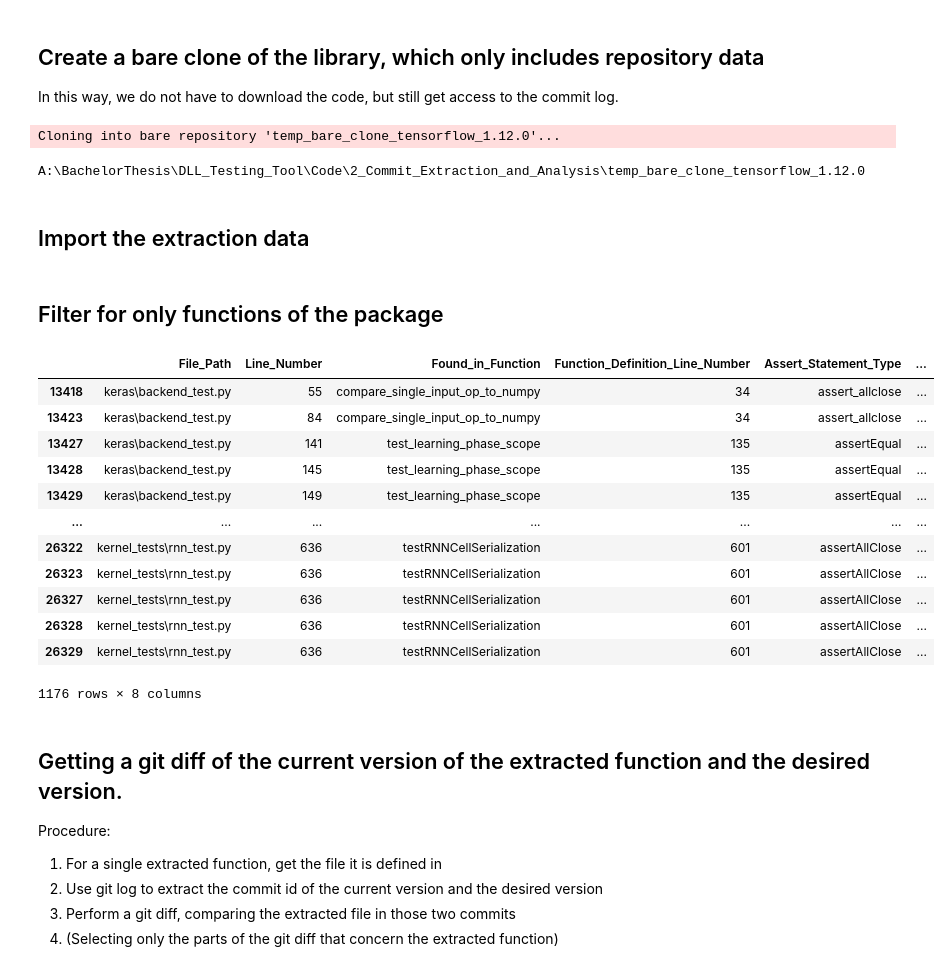
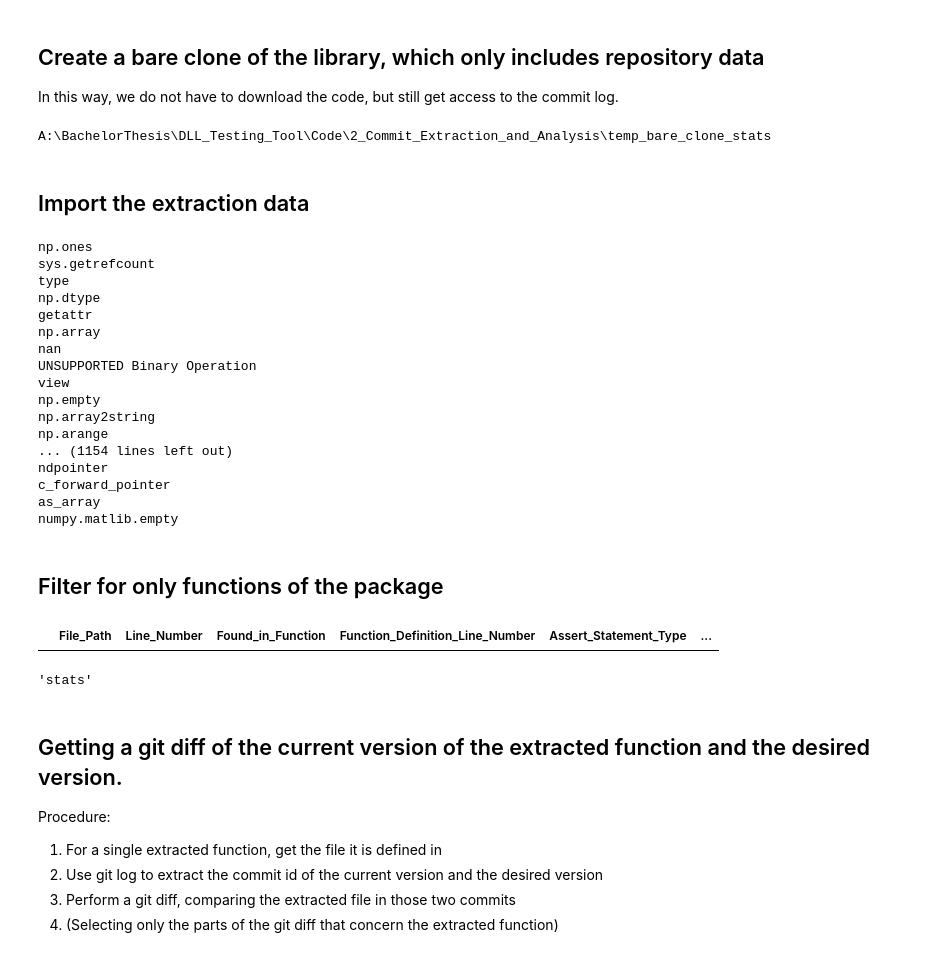
Before and after one commit to AlexanderProchnow/DLL_Testing_Tool, a Jupyter notebook: Code/2_Commit_Extraction_and_Analysis/1_Extracting_commits.ipynb, the cells around one changed output. Drawn from its saved outputs; the diff is of its cells as text; code cells hidden in the pictures.

```diff
--- a/Code/2_Commit_Extraction_and_Analysis/1_Extracting_commits.ipynb
+++ b/Code/2_Commit_Extraction_and_Analysis/1_Extracting_commits.ipynb
@@ -54,2 +83,16 @@ git_url = 'https://github.com/scipy/scipy.git'
+# %%
+# Input 1: Package name
+package_name = 'stats'
+
+# Input 2: Deep Learning Library name and directory
+dll_name = 'numpy'
+dll_directory = 'A:/BachelorThesis/DLL_Testing_Tool/DL_Libraries/Numpy/numpy-main/'
+
+# Input 3: Current version (i.e. date for simplicity) of the package (and optionally the desired version)
+current_version_date = date(2021,6,1)
+desired_version_date = date.today()
+
+# Input 4: Github Link of package (if not stored by the tool)
+git_url = 'https://github.com/scipy/scipy.git'
 # %%
 # Import the package that should be upgraded (used to find the files where extracted functions are defined)
@@ -79,52 +126,65 @@ if len(os.listdir(clone_folder_name)) == 0:
 
     # create the bare clone
     !git clone --bare {git_url} {clone_folder_name}
-# %% [output]
-Cloning into bare repository 'temp_bare_clone_tensorflow_1.12.0'...
 # %%
 %cd {clone_folder_name}
 # %% [output]
-A:\BachelorThesis\DLL_Testing_Tool\Code\2_Commit_Extraction_and_Analysis\temp_bare_clone_tensorflow_1.12.0
+A:\BachelorThesis\DLL_Testing_Tool\Code\2_Commit_Extraction_and_Analysis\temp_bare_clone_stats
 # %% [markdown]
 ## Import the extraction data
 # %%
 # import extracted test case data
 df = pd.read_csv('../../1_Test_Case_Extraction_and_Analysis/extracted_data/{}_data.csv'.format(dll_name))
+
+for funcs in df.Differential_Test_Function.unique():
+    print(funcs)
+    if 'stats' in str(funcs):
+        print(funcs)
+# %% [output]
+np.ones
+sys.getrefcount
+type
+np.dtype
+getattr
+np.array
+nan
+UNSUPPORTED Binary Operation
+view
+np.empty
+np.array2string
+np.arange
+... (1154 lines left out)
+ndpointer
+c_forward_pointer
+as_array
+numpy.matlib.empty
 # %% [markdown]
 ## Filter for only functions of the package
 # %%
 # For tensorflow 1.12.0, comment this line in:
-package_name = 'keras'
+#package_name = 'keras'
 
 # As a temporary solution, we will filter these for functions that contain 'package_name.' specifically
 column_to_filter = 'Differential_Test_Function'
 filter_keyword = package_name + '\.'
 
 relevant_test_cases = df[df[column_to_filter].str.contains(filter_keyword, na=False)]
 relevant_test_cases_unique = relevant_test_cases.Differential_Test_Function.unique()
 
 # For demonstration: Test cases found in rnn_test.py (TF 1.12.0):
 demo_test_cases = relevant_test_cases[relevant_test_cases.File_Path.str.contains(os.sep + 'rnn_test.py', regex=False)]
 #demo_extracted_functions = demo_test_cases.Differential_Test_Function.unique()
 #relevant_test_cases = demo_test_cases
 
-package_name = 'tensorflow'
+#package_name = 'tensorflow'
 
 relevant_test_cases
 # %% [output]
 |  | File_Path | Line_Number | Found_in_Function | Function_Definition_Line_Number | Assert_Statement_Type | ... |
-| 13418 | keras\backend_test.py | 55 | compare_single_input_op_to_numpy | 34 | assert_allclose | ... |
-| 13423 | keras\backend_test.py | 84 | compare_single_input_op_to_numpy | 34 | assert_allclose | ... |
-| 13427 | keras\backend_test.py | 141 | test_learning_phase_scope | 135 | assertEqual | ... |
-| 13428 | keras\backend_test.py | 145 | test_learning_phase_scope | 135 | assertEqual | ... |
-| 13429 | keras\backend_test.py | 149 | test_learning_phase_scope | 135 | assertEqual | ... |
-| ... | ... | ... | ... | ... | ... | ... |
-| 26322 | kernel_tests\rnn_test.py | 636 | testRNNCellSerialization | 601 | assertAllClose | ... |
-| 26323 | kernel_tests\rnn_test.py | 636 | testRNNCellSerialization | 601 | assertAllClose | ... |
-| 26327 | kernel_tests\rnn_test.py | 636 | testRNNCellSerialization | 601 | assertAllClose | ... |
-| 26328 | kernel_tests\rnn_test.py | 636 | testRNNCellSerialization | 601 | assertAllClose | ... |
-| 26329 | kernel_tests\rnn_test.py | 636 | testRNNCellSerialization | 601 | assertAllClose | ... |
-1176 rows × 8 columns
+# %%
+filter_keyword
+# %% [output]
+'stats'
 # %% [markdown]
 ## Getting a git diff of the current version of the extracted function and the desired version.
 
```
Also changed, not shown: parts of 19 cells of this notebook, 5 other files.
